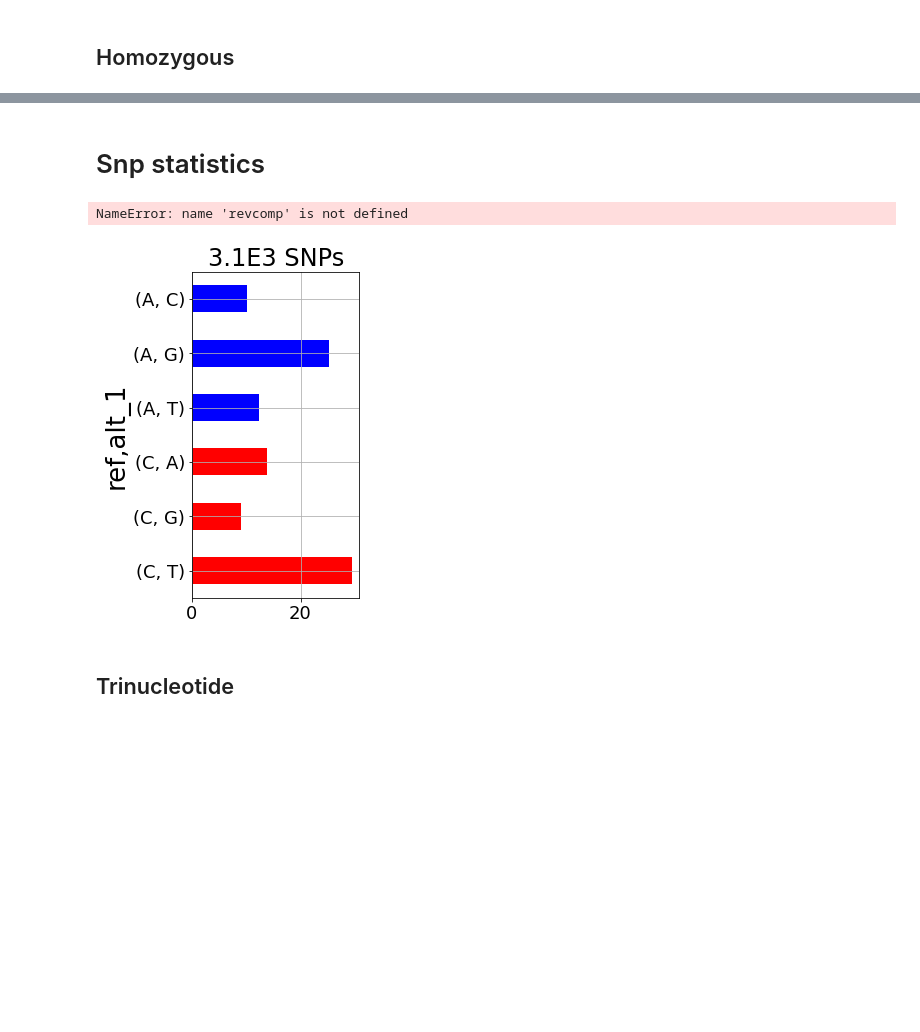
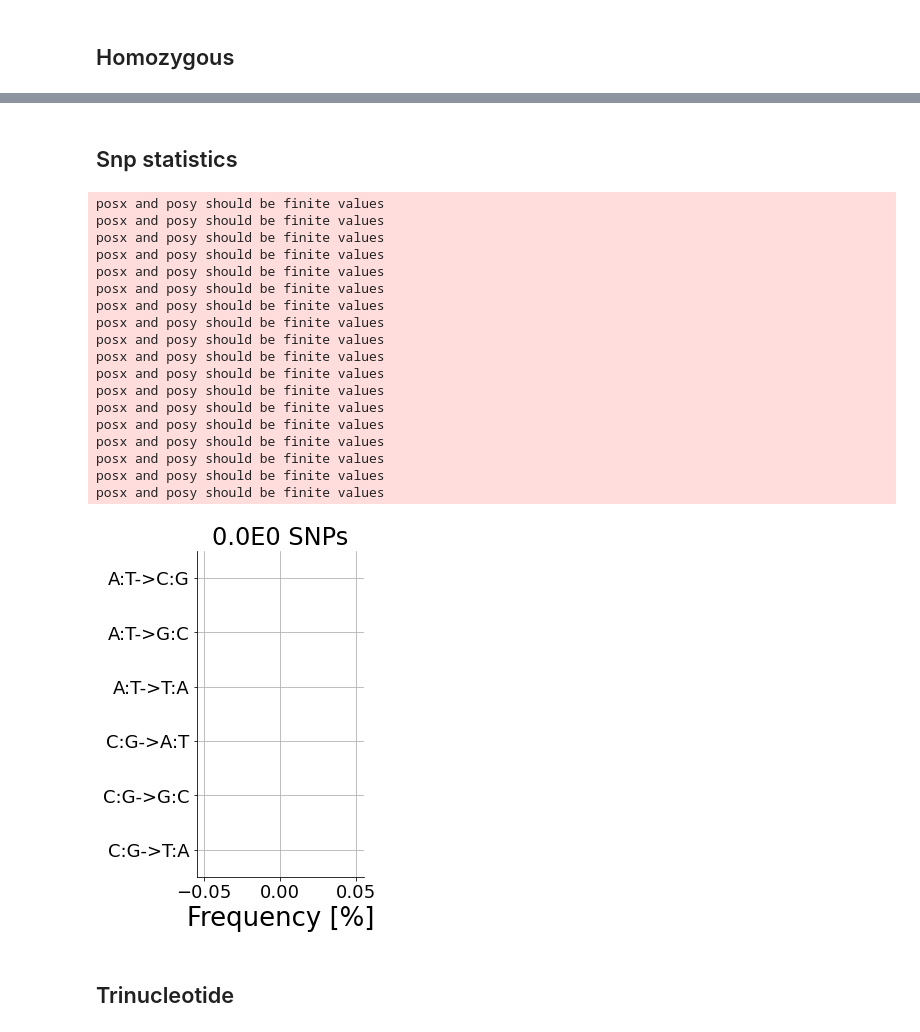
Before and after one commit to Ultimagen/VariantCalling, a Jupyter notebook: src/python/reports/report_wo_gt.ipynb, the cells around one changed output, grey strips where cells are left out. Saved outputs shown, nothing was run; the diff lists cells and outputs as text; code cells hidden in the pictures; blank space fills up the shorter version.

```diff
--- a/src/python/reports/report_wo_gt.ipynb
+++ b/src/python/reports/report_wo_gt.ipynb
@@ -199,2 +175,2 @@ ins_del_homo
 # %% [markdown]
-# Snp statistics
+## Snp statistics
@@ -201,60 +222,33 @@ ins_del_homo
 # %%
 motifs_0 = motifs.reset_index()
 motifs_0 = (
     motifs_0.assign(ref=motifs_0["ref_motif"].str.slice(1, 2))
     .groupby(["ref", "alt_1"])
     .agg({"size": "sum"})
 )["size"]
+
+bbox_extra_artists = plot_motifs0_bars(motifs_0)
 #motifs_0
+# %% [output]
+posx and posy should be finite values
+posx and posy should be finite values
+posx and posy should be finite values
+posx and posy should be finite values
+posx and posy should be finite values
+posx and posy should be finite values
+posx and posy should be finite values
+posx and posy should be finite values
+posx and posy should be finite values
+posx and posy should be finite values
+posx and posy should be finite values
+posx and posy should be finite values
+posx and posy should be finite values
+posx and posy should be finite values
+posx and posy should be finite values
+posx and posy should be finite values
+posx and posy should be finite values
+posx and posy should be finite values
+[figure, added]
-# %%
-
-base_colors = {"A": "b", "C": "r", "T": "y", "G": "g"}
-dpi = 150
-
-def plot_motifs0_bars(ax=None):
-    if ax is None:
-        plt.figure(figsize=(3, 6))
-        ax = plt.gca()
-    plt.sca(ax)
-
-    x = (motifs_0).sort_index(ascending=False)
-    bbox_extra_artists = [
-        plt.title(f"{x.sum():.1E} SNPs".replace("E+0", "E"), fontsize=24)
-    ]
-    (x / motifs_0.sum() * 100).plot.barh(
-        color=[base_colors.get(v) for v in x.index.get_level_values("ref")],
-        ax=ax,
-    )
-    plt.yticks(
-        ticks=range(6),
-        labels=[
-            f"{ref}:{revcomp(ref)}->{alt}:{revcomp(alt)}" for ref, alt in x.index.values
-        ],
-    )
-    for j, (_, row) in enumerate(x.to_frame().iterrows()):
-        bbox_extra_artists += [
-            plt.text(
-                row["size"] / motifs_0.sum() * 101,
-                j + 0.03,
-                f"{row['size']:.1E}".replace("E+0", "E"),
-            )
-        ]
-    plt.ylabel("")
-    plt.xlabel("Frequency [%]")
-    # plt.xlim(0, ax.get_xlim()[1]+0.1)
-    ax.spines["top"].set_visible(False)
-    ax.spines["right"].set_visible(False)
-    return bbox_extra_artists
-
-
-bbox_extra_artists = plot_motifs0_bars()
-
-# plt.savefig(
-#     outplot_motif0, dpi=dpi, bbox_inches="tight", bbox_extra_artists=bbox_extra_artists
-# )
-# %% [output]
-NameError: name 'revcomp' is not defined
-[figure, removed]
 # %% [markdown]
 ## Trinucleotide
 # %%
```
Also changed, not shown: parts of 38 cells of this notebook, 1 other file.
